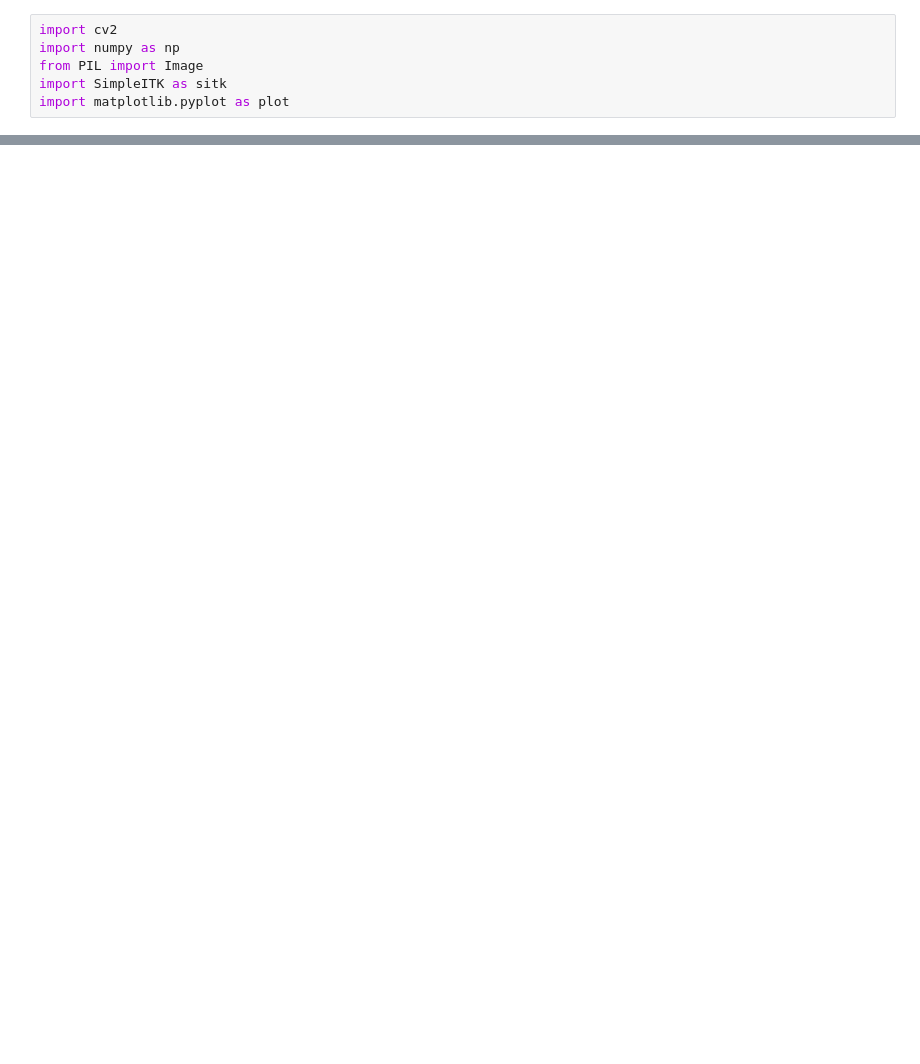
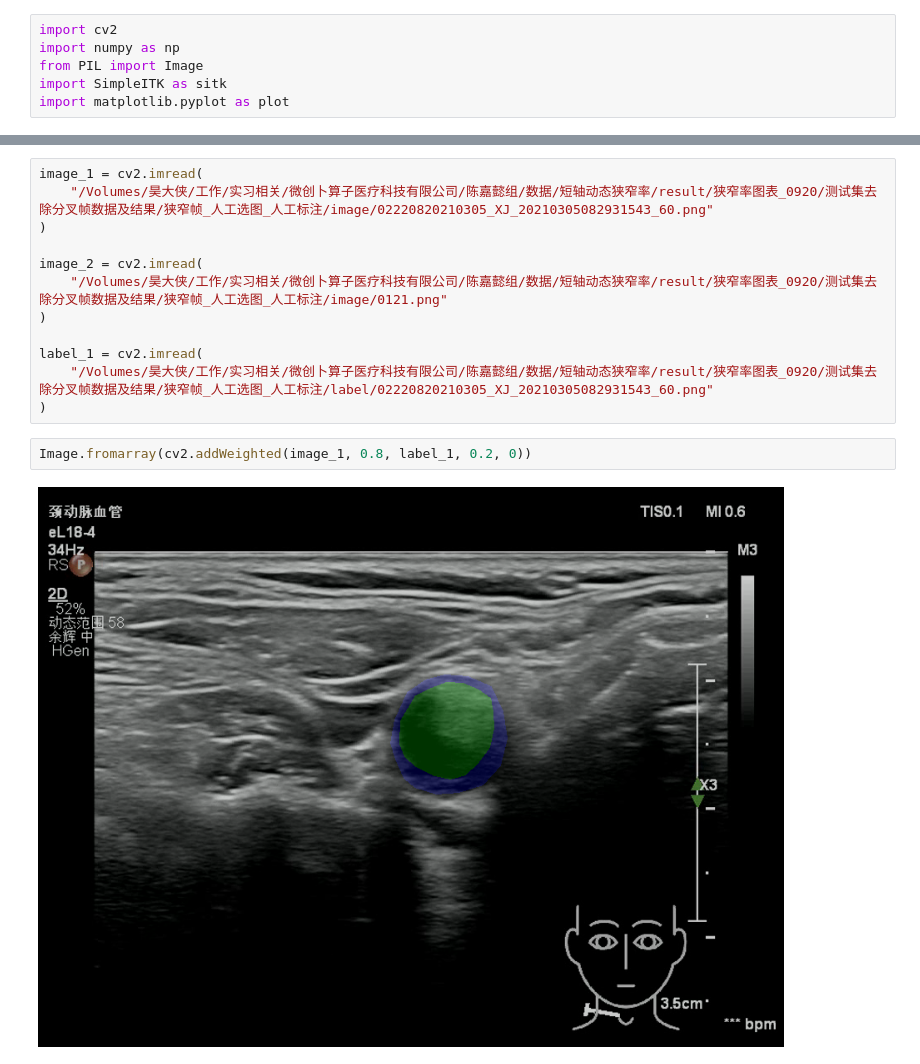
Before and after one commit to DuanShuiLiu211/MyStudyCode, a Jupyter notebook: 练习/微创/10.ipynb, the cells around one changed output, grey strips where cells are left out. Cells and saved outputs as stored; diff of their text form; blank space fills up the shorter version.

```diff
--- a/练习/微创/10.ipynb
+++ b/练习/微创/10.ipynb
@@ -25,0 +36,16 @@ plot.imshow(image[0])
+# %%
+image_1 = cv2.imread(
+    "/Volumes/昊大侠/工作/实习相关/微创卜算子医疗科技有限公司/陈嘉懿组/数据/短轴动态狭窄率/result/狭窄率图表_0920/测试集去除分叉帧数据及结果/狭窄帧_人工选图_人工标注/image/02220820210305_XJ_20210305082931543_60.png"
+)
+
+image_2 = cv2.imread(
+    "/Volumes/昊大侠/工作/实习相关/微创卜算子医疗科技有限公司/陈嘉懿组/数据/短轴动态狭窄率/result/狭窄率图表_0920/测试集去除分叉帧数据及结果/狭窄帧_人工选图_人工标注/image/0121.png"
+)
+
+label_1 = cv2.imread(
+    "/Volumes/昊大侠/工作/实习相关/微创卜算子医疗科技有限公司/陈嘉懿组/数据/短轴动态狭窄率/result/狭窄率图表_0920/测试集去除分叉帧数据及结果/狭窄帧_人工选图_人工标注/label/02220820210305_XJ_20210305082931543_60.png"
+)
+# %%
+Image.fromarray(cv2.addWeighted(image_1, 0.8, label_1, 0.2, 0))
+# %% [output]
+[figure, added]
```
Also changed, not shown: parts of 8 cells of this notebook, 10 other files.
